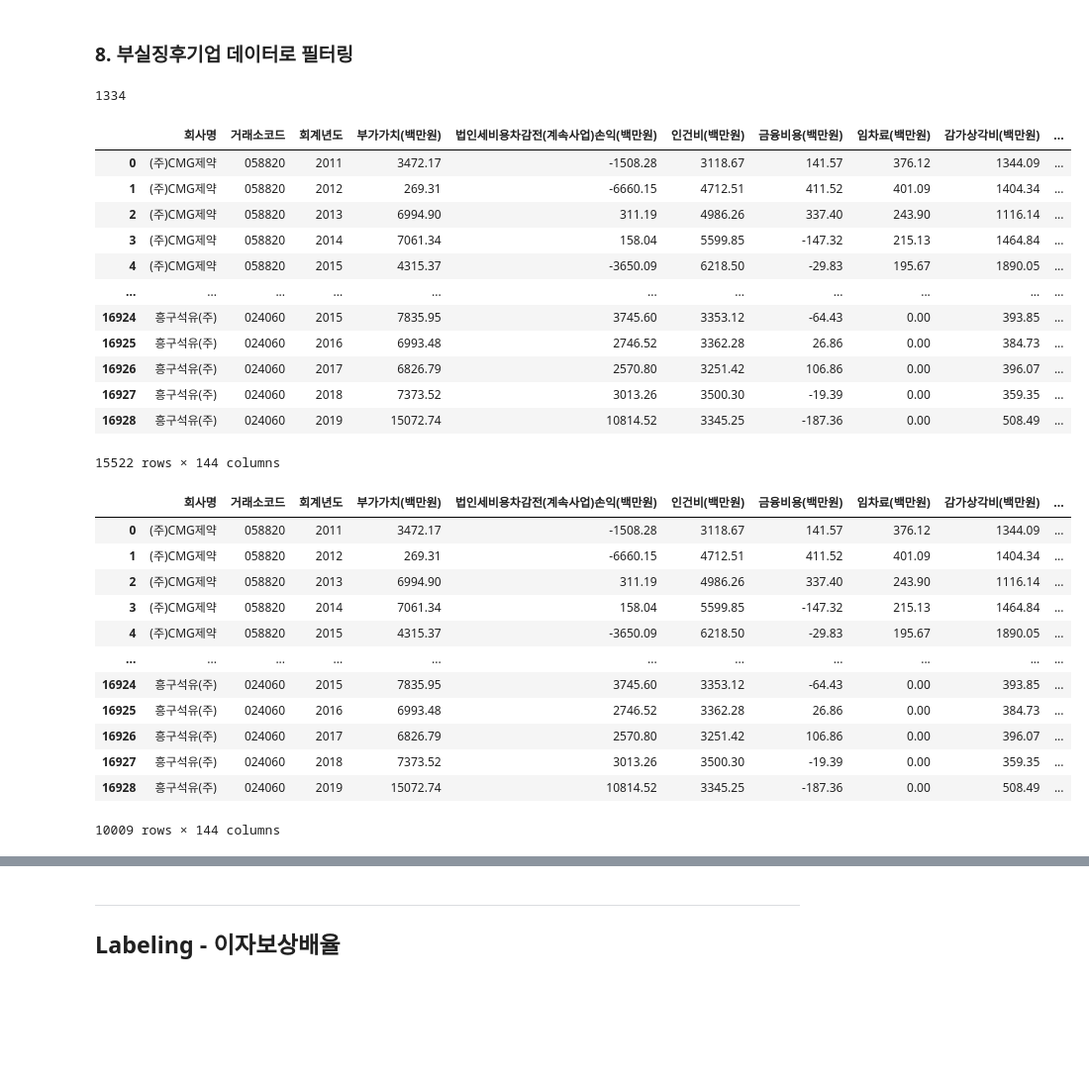
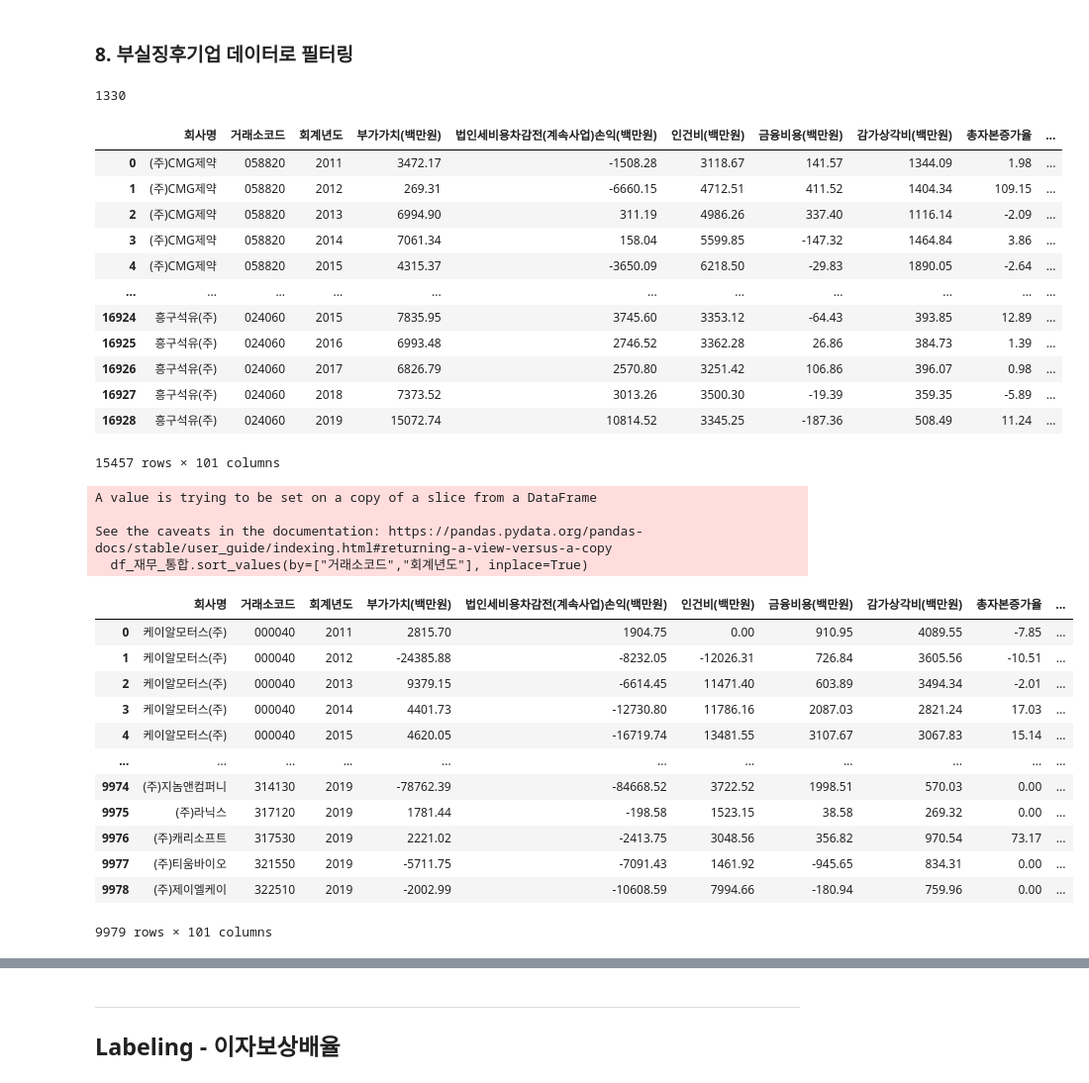
Before and after one commit to Jyassmin/UBION-PROJECT2, a Jupyter notebook: 1.preprocessing.ipynb, the cells around one changed output, grey strips where cells are left out. Shown at 99% size. Cells and saved outputs as stored; diff of their text form; code cells hidden in the pictures; blank space fills up the shorter version.

```diff
--- a/1.preprocessing.ipynb
+++ b/1.preprocessing.ipynb
@@ -408,7 +417,6 @@ print(" -> 인덱스컬럼을 제외한 모든 컬럼에 결측치 존재")
 
 
 # df_연결.isna().sum().to_dict()
-# 2) 데이터 하나도 없는 컬럼 리스트 : 19개
-list_na_col = ['종업원1인당부가가치(백만원)', '종업원수', '종업원1인당매출액(백만원)', '종업원1인당정상영업이익(백만원)', '종업원1인당순이익(백만원)', '종업원1인당인건비(백만원)', '노동장비율',
-    '기계장비율', '자본집약도', '종업원1인당부가가치증가율', '종업원수증가율', '종업원1인당매출액증가율', '종업원1인당인건비증가율', '사내유보율', '사내유보대자기자본비율', '평균배당률', '자기자본배당률', '배당성향', '1주당순자산(원)']
+# 2) 데이터 하나도 없는 컬럼 리스트 : 8개
+list_na_col = ['종업원수', '종업원수증가율', '사내유보율', '사내유보대자기자본비율', '평균배당률', '자기자본배당률', '배당성향', '1주당순자산(원)']
 # %% [output]
@@ -535,10 +543,11 @@ df_재무_결측
 # %%
-# 행전체가 결측치인 것 중 개별재무 데이터로 대체한 컬럼 말고 나머지 결측치 컬럼 리스트(90개))
-list_na_col2 = ['부가가치(백만원)', '법인세비용차감전(계속사업)손익(백만원)', '인건비(백만원)', '금융비용(백만원)', '임차료(백만원)', '감가상각비(백만원)', '총자본투자효율', '부가가치율', '설비투자효율', '노동소득분배율', '자본분배율', '이윤분배율',
-    '총자본증가율', '유형자산증가율', '비유동자산증가율', '유동자산증가율', '재고자산증가율', '자기자본증가율', '매출액증가율', '정상영업이익증가율', '순이익증가율', '총포괄이익증가율', '매출액총이익률', '매출액정상영업이익률', '매출액순이익률',
-    '총자본사업이익률', '총자본정상영업이익률', '총자본순이익률', '자기자본정상영업이익률', '자기자본순이익률', '경영자본정상영업이익률', '경영자본순이익률', '자본금정상영업이익률', '자본금순이익률', '매출원가대매출액비율', '영업비용대영업수익비율',
-    '금융손익비율', '금융비용부담률', '기업순이익률', '수지비율(관계기업투자손익제외)', '인건비대총비용비율', 'R&D투자효율', '금융비용대총비용비율', '이자부담률', '지급이자율', '차입금평균이자율', '유보율', '적립금비율(재정비율)', '유동자산구성비율', '재고자산대유동자산비율', '유동자산대비유동자산비율', '당좌자산구성비율', '비유동자산구성비율', '자기자본구성비율', '타인자본구성비율', '자기자본배율', '유동비율', '당좌비율', '현금비율', '매출채권비율', '재고자산대순운전자본비율', '매입채무대재고자산비율', '유동부채비율', '비유동부채비율', '비유동부채대순운전자본비율', '순운전자본비율',
-    '차입금의존도', '차입금비율', '이자보상배율(이자비용)', 'CASHFLOW대부채비율', 'CASHFLOW대차입금비율', 'CASHFLOW대총자본비율', 'CASHFLOW대매출액비율', '총자본회전률', '자기자본회전률', '자본금회전률', '타인자본회전률', '매입채무회전률', '매입채무회전기간', '유동자산회전률', '당좌자산회전률', '재고자산회전률', '재고자산회전기간', '매출채권회전률', '매출채권회전기간', '비유동자산회전률', '유형자산회전율','순운전자본회전률','운전자본회전률','1회전기간']
+# 행전체가 결측치인 것 중 개별재무 데이터로 대체한 컬럼 말고 나머지 결측치 컬럼 리스트(58개))
+list_na_col2 = ['부가가치(백만원)', '법인세비용차감전(계속사업)손익(백만원)', '인건비(백만원)', '금융비용(백만원)', '감가상각비(백만원)', '총자본증가율', '유형자산증가율', '비유동자산증가율',
+    '유동자산증가율', '재고자산증가율', '자기자본증가율', '매출액증가율', '순이익증가율', '매출액총이익률', '매출액순이익률', '총자본사업이익률', '총자본순이익률', '자기자본순이익률',
+    '경영자본순이익률', '자본금순이익률', '매출원가대매출액비율', '영업비용대영업수익비율', '금융손익비율', '금융비용부담률', '기업순이익률', '인건비대총비용비율', '금융비용대총비용비율',
+    '이자부담률', '지급이자율', '차입금평균이자율', '유보율', '유동자산구성비율', '재고자산대유동자산비율', '유동자산대비유동자산비율', '자기자본구성비율', '타인자본구성비율', '자기자본배율',
+    '유동비율', '현금비율', '매출채권비율', '매입채무대재고자산비율', '순운전자본비율', '차입금의존도', '차입금비율', '이자보상배율(이자비용)', '총자본회전률', '자기자본회전률',
+    '자본금회전률', '타인자본회전률', '매입채무회전률', '유동자산회전률', '당좌자산회전률', '재고자산회전률', '매출채권회전률', '비유동자산회전률', '유형자산회전율', '순운전자본회전률', '운전자본회전률']
 
 df_재무_결측 = df_재무_결측.drop(list_na_col2, axis=1)
 df_재무_결측 = pd.merge(df_재무_결측, df_별도[["거래소코드","회계년도"]+list_na_col2], on=["거래소코드","회계년도"], how = 'left')
@@ -876,0 +872,2 @@ df_재무_통합
+# %%
+df_재무_통합 = df_재무_통합[df_재무_통합['통계청한국표준산업분류10차(대분류)']!='금융 및 보험업']
@@ -985,50 +960,55 @@ list_inf
 list_부실징후기업대상 = list(df_재무_통합[df_재무_통합["이자보상배율(이자비용)"]<1]["거래소코드"].unique())
 print(len(list_부실징후기업대상)) # 1334
 # %% [output]
-1334
+1330
 # %%
 df_재무_통합
 # %% [output]
-|  | 회사명 | 거래소코드 | 회계년도 | 부가가치(백만원) | 법인세비용차감전(계속사업)손익(백만원) | 인건비(백만원) | 금융비용(백만원) | 임차료(백만원) | 감가상각비(백만원) | ... |
-| 0 | (주)CMG제약 | 058820 | 2011 | 3472.17 | -1508.28 | 3118.67 | 141.57 | 376.12 | 1344.09 | ... |
-| 1 | (주)CMG제약 | 058820 | 2012 | 269.31 | -6660.15 | 4712.51 | 411.52 | 401.09 | 1404.34 | ... |
-| 2 | (주)CMG제약 | 058820 | 2013 | 6994.90 | 311.19 | 4986.26 | 337.40 | 243.90 | 1116.14 | ... |
-| 3 | (주)CMG제약 | 058820 | 2014 | 7061.34 | 158.04 | 5599.85 | -147.32 | 215.13 | 1464.84 | ... |
-| 4 | (주)CMG제약 | 058820 | 2015 | 4315.37 | -3650.09 | 6218.50 | -29.83 | 195.67 | 1890.05 | ... |
+|  | 회사명 | 거래소코드 | 회계년도 | 부가가치(백만원) | 법인세비용차감전(계속사업)손익(백만원) | 인건비(백만원) | 금융비용(백만원) | 감가상각비(백만원) | 총자본증가율 | ... |
+| 0 | (주)CMG제약 | 058820 | 2011 | 3472.17 | -1508.28 | 3118.67 | 141.57 | 1344.09 | 1.98 | ... |
+| 1 | (주)CMG제약 | 058820 | 2012 | 269.31 | -6660.15 | 4712.51 | 411.52 | 1404.34 | 109.15 | ... |
+| 2 | (주)CMG제약 | 058820 | 2013 | 6994.90 | 311.19 | 4986.26 | 337.40 | 1116.14 | -2.09 | ... |
+| 3 | (주)CMG제약 | 058820 | 2014 | 7061.34 | 158.04 | 5599.85 | -147.32 | 1464.84 | 3.86 | ... |
+| 4 | (주)CMG제약 | 058820 | 2015 | 4315.37 | -3650.09 | 6218.50 | -29.83 | 1890.05 | -2.64 | ... |
 | ... | ... | ... | ... | ... | ... | ... | ... | ... | ... | ... |
-| 16924 | 흥구석유(주) | 024060 | 2015 | 7835.95 | 3745.60 | 3353.12 | -64.43 | 0.00 | 393.85 | ... |
-| 16925 | 흥구석유(주) | 024060 | 2016 | 6993.48 | 2746.52 | 3362.28 | 26.86 | 0.00 | 384.73 | ... |
-| 16926 | 흥구석유(주) | 024060 | 2017 | 6826.79 | 2570.80 | 3251.42 | 106.86 | 0.00 | 396.07 | ... |
-| 16927 | 흥구석유(주) | 024060 | 2018 | 7373.52 | 3013.26 | 3500.30 | -19.39 | 0.00 | 359.35 | ... |
-| 16928 | 흥구석유(주) | 024060 | 2019 | 15072.74 | 10814.52 | 3345.25 | -187.36 | 0.00 | 508.49 | ... |
+| 16924 | 흥구석유(주) | 024060 | 2015 | 7835.95 | 3745.60 | 3353.12 | -64.43 | 393.85 | 12.89 | ... |
+| 16925 | 흥구석유(주) | 024060 | 2016 | 6993.48 | 2746.52 | 3362.28 | 26.86 | 384.73 | 1.39 | ... |
+| 16926 | 흥구석유(주) | 024060 | 2017 | 6826.79 | 2570.80 | 3251.42 | 106.86 | 396.07 | 0.98 | ... |
+| 16927 | 흥구석유(주) | 024060 | 2018 | 7373.52 | 3013.26 | 3500.30 | -19.39 | 359.35 | -5.89 | ... |
+| 16928 | 흥구석유(주) | 024060 | 2019 | 15072.74 | 10814.52 | 3345.25 | -187.36 | 508.49 | 11.24 | ... |
-15522 rows × 144 columns
+15457 rows × 101 columns
 # %%
 def func_company_filter(x): # 이자보상배율이 1미만인 데이터가 최소 1개 있는 기업들(부실징후기업대상)
     if x in list_부실징후기업대상:
         return True
     else:
         return False
 
 df_재무_통합 = df_재무_통합[df_재무_통합["거래소코드"].map(func_company_filter)]
 
 ## 저장!!!
-# df_재무_통합.sort_values(by=["거래소코드","회계년도"], inplace=True)
-# df_재무_통합.to_csv("./datasets/raw/사업보고서/사업보고서_통합.csv")
+df_재무_통합.sort_values(by=["거래소코드","회계년도"], inplace=True)
+df_재무_통합.reset_index(drop=True, inplace=True)
+df_재무_통합.to_csv("./datasets/사업보고서_통합.csv")
 df_재무_통합
 # %% [output]
+A value is trying to be set on a copy of a slice from a DataFrame
+
+See the caveats in the documentation: https://pandas.pydata.org/pandas-docs/stable/user_guide/indexing.html#returning-a-view-versus-a-copy
+  df_재무_통합.sort_values(by=["거래소코드","회계년도"], inplace=True)
-|  | 회사명 | 거래소코드 | 회계년도 | 부가가치(백만원) | 법인세비용차감전(계속사업)손익(백만원) | 인건비(백만원) | 금융비용(백만원) | 임차료(백만원) | 감가상각비(백만원) | ... |
-| 0 | (주)CMG제약 | 058820 | 2011 | 3472.17 | -1508.28 | 3118.67 | 141.57 | 376.12 | 1344.09 | ... |
-| 1 | (주)CMG제약 | 058820 | 2012 | 269.31 | -6660.15 | 4712.51 | 411.52 | 401.09 | 1404.34 | ... |
-| 2 | (주)CMG제약 | 058820 | 2013 | 6994.90 | 311.19 | 4986.26 | 337.40 | 243.90 | 1116.14 | ... |
-| 3 | (주)CMG제약 | 058820 | 2014 | 7061.34 | 158.04 | 5599.85 | -147.32 | 215.13 | 1464.84 | ... |
-| 4 | (주)CMG제약 | 058820 | 2015 | 4315.37 | -3650.09 | 6218.50 | -29.83 | 195.67 | 1890.05 | ... |
+|  | 회사명 | 거래소코드 | 회계년도 | 부가가치(백만원) | 법인세비용차감전(계속사업)손익(백만원) | 인건비(백만원) | 금융비용(백만원) | 감가상각비(백만원) | 총자본증가율 | ... |
+| 0 | 케이알모터스(주) | 000040 | 2011 | 2815.70 | 1904.75 | 0.00 | 910.95 | 4089.55 | -7.85 | ... |
+| 1 | 케이알모터스(주) | 000040 | 2012 | -24385.88 | -8232.05 | -12026.31 | 726.84 | 3605.56 | -10.51 | ... |
+| 2 | 케이알모터스(주) | 000040 | 2013 | 9379.15 | -6614.45 | 11471.40 | 603.89 | 3494.34 | -2.01 | ... |
+| 3 | 케이알모터스(주) | 000040 | 2014 | 4401.73 | -12730.80 | 11786.16 | 2087.03 | 2821.24 | 17.03 | ... |
+| 4 | 케이알모터스(주) | 000040 | 2015 | 4620.05 | -16719.74 | 13481.55 | 3107.67 | 3067.83 | 15.14 | ... |
 | ... | ... | ... | ... | ... | ... | ... | ... | ... | ... | ... |
-| 16924 | 흥구석유(주) | 024060 | 2015 | 7835.95 | 3745.60 | 3353.12 | -64.43 | 0.00 | 393.85 | ... |
-| 16925 | 흥구석유(주) | 024060 | 2016 | 6993.48 | 2746.52 | 3362.28 | 26.86 | 0.00 | 384.73 | ... |
-| 16926 | 흥구석유(주) | 024060 | 2017 | 6826.79 | 2570.80 | 3251.42 | 106.86 | 0.00 | 396.07 | ... |
-| 16927 | 흥구석유(주) | 024060 | 2018 | 7373.52 | 3013.26 | 3500.30 | -19.39 | 0.00 | 359.35 | ... |
-| 16928 | 흥구석유(주) | 024060 | 2019 | 15072.74 | 10814.52 | 3345.25 | -187.36 | 0.00 | 508.49 | ... |
+| 9974 | (주)지놈앤컴퍼니 | 314130 | 2019 | -78762.39 | -84668.52 | 3722.52 | 1998.51 | 570.03 | 0.00 | ... |
+| 9975 | (주)라닉스 | 317120 | 2019 | 1781.44 | -198.58 | 1523.15 | 38.58 | 269.32 | 0.00 | ... |
+| 9976 | (주)캐리소프트 | 317530 | 2019 | 2221.02 | -2413.75 | 3048.56 | 356.82 | 970.54 | 73.17 | ... |
+| 9977 | (주)티움바이오 | 321550 | 2019 | -5711.75 | -7091.43 | 1461.92 | -945.65 | 834.31 | 0.00 | ... |
+| 9978 | (주)제이엘케이 | 322510 | 2019 | -2002.99 | -10608.59 | 7994.66 | -180.94 | 759.96 | 0.00 | ... |
-10009 rows × 144 columns
+9979 rows × 101 columns
 # %%
 print(len(list(df_재무_통합["회사명"].unique())))
 print(len(list(df_재무_통합["거래소코드"].unique())))
```
Also changed, not shown: parts of 101 cells of this notebook, 9 other files.
